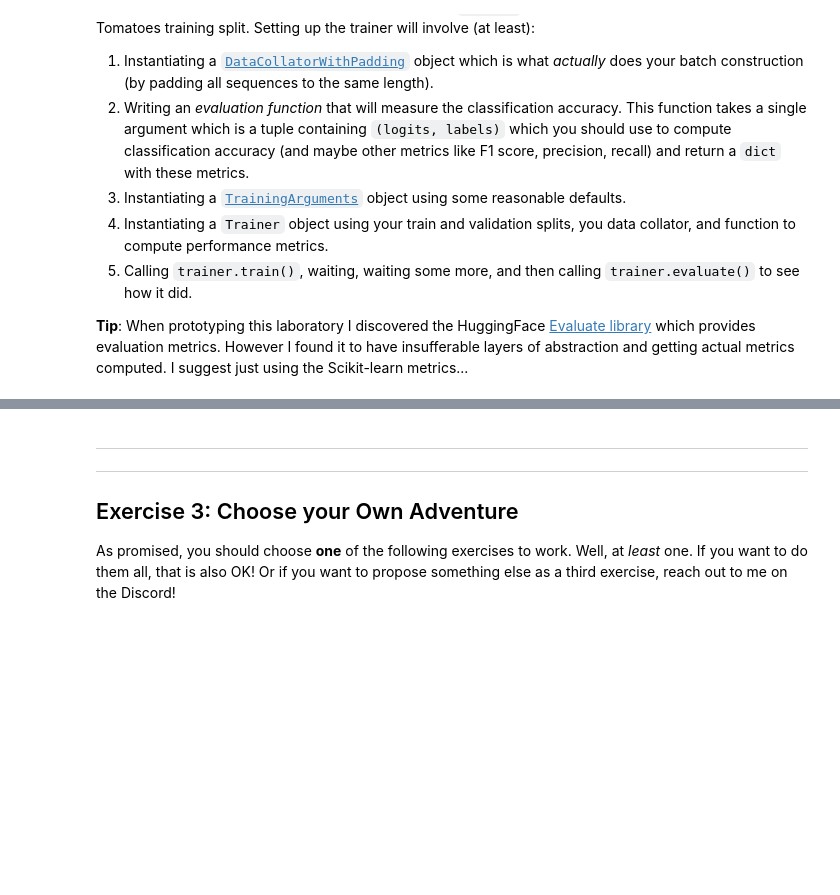
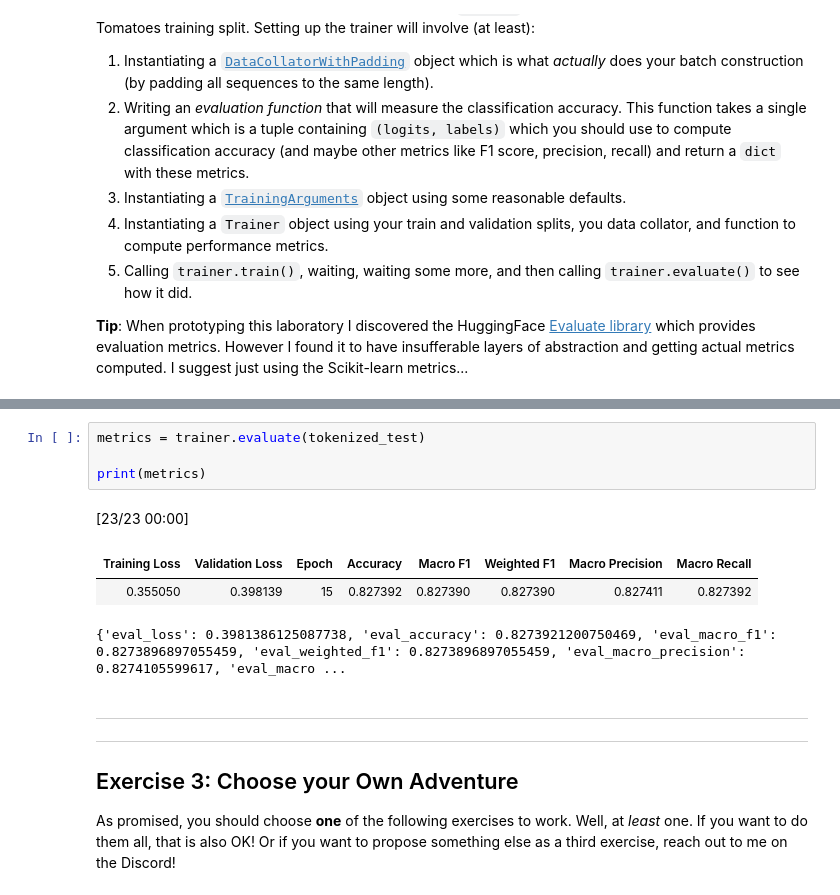
Before and after one commit to Nicco-Zanni/DLA_Homeworks, a Jupyter notebook: Homework02/DLA-Lab2.ipynb, the cells around one changed output, grey strips where cells are left out. Saved outputs shown, nothing was run; the diff lists cells and outputs as text; blank space fills up the shorter version.

```diff
--- a/Homework02/DLA-Lab2.ipynb
+++ b/Homework02/DLA-Lab2.ipynb
@@ -431,3 +639,12 @@ Finally. In this exercise you should use a HuggingFace [`Trainer`](https://huggi
+# %%
+metrics = trainer.evaluate(tokenized_test)
+
+print(metrics)
+# %% [output]
+[23/23 00:00]
+| Training Loss | Validation Loss | Epoch | Accuracy | Macro F1 | Weighted F1 | Macro Precision | Macro Recall |
+| 0.355050 | 0.398139 | 15 | 0.827392 | 0.827390 | 0.827390 | 0.827411 | 0.827392 |
+{'eval_loss': 0.3981386125087738, 'eval_accuracy': 0.8273921200750469, 'eval_macro_f1': 0.8273896897055459, 'eval_weighted_f1': 0.8273896897055459, 'eval_macro_precision': 0.8274105599617, 'eval_macro ...
 # %% [markdown]
 
 ---
```
Also changed, not shown: parts of 20 cells of this notebook, 3 other files.
